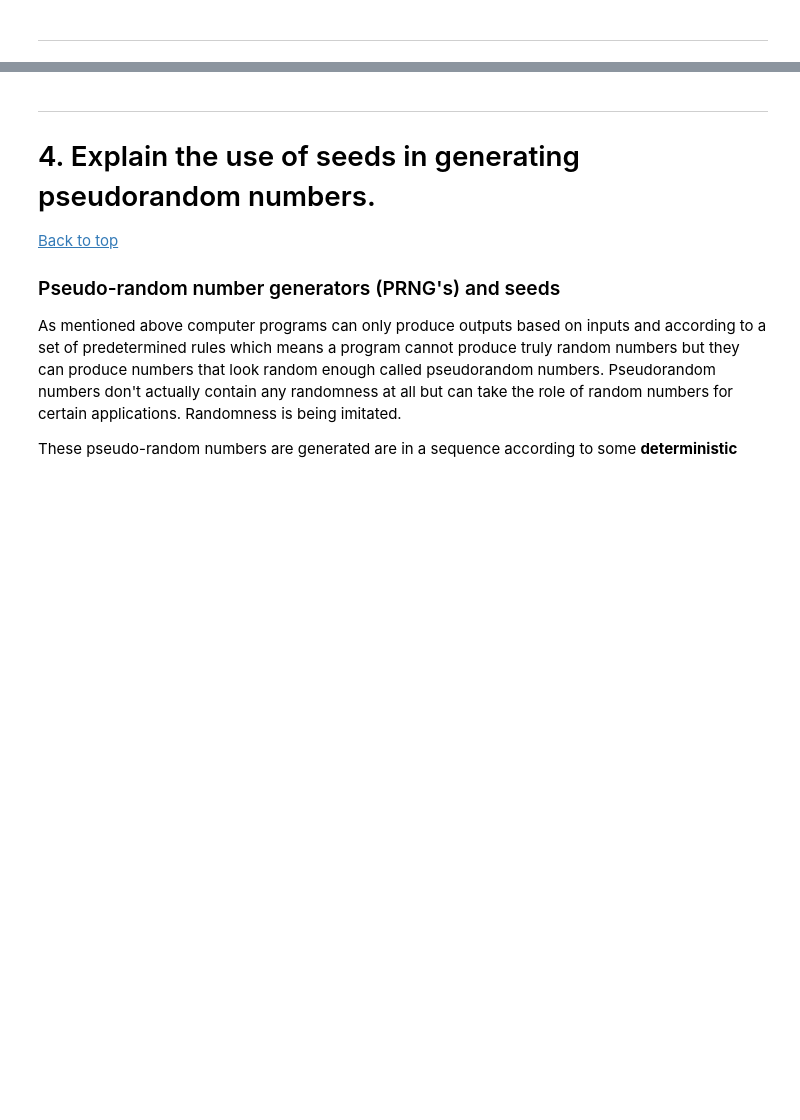
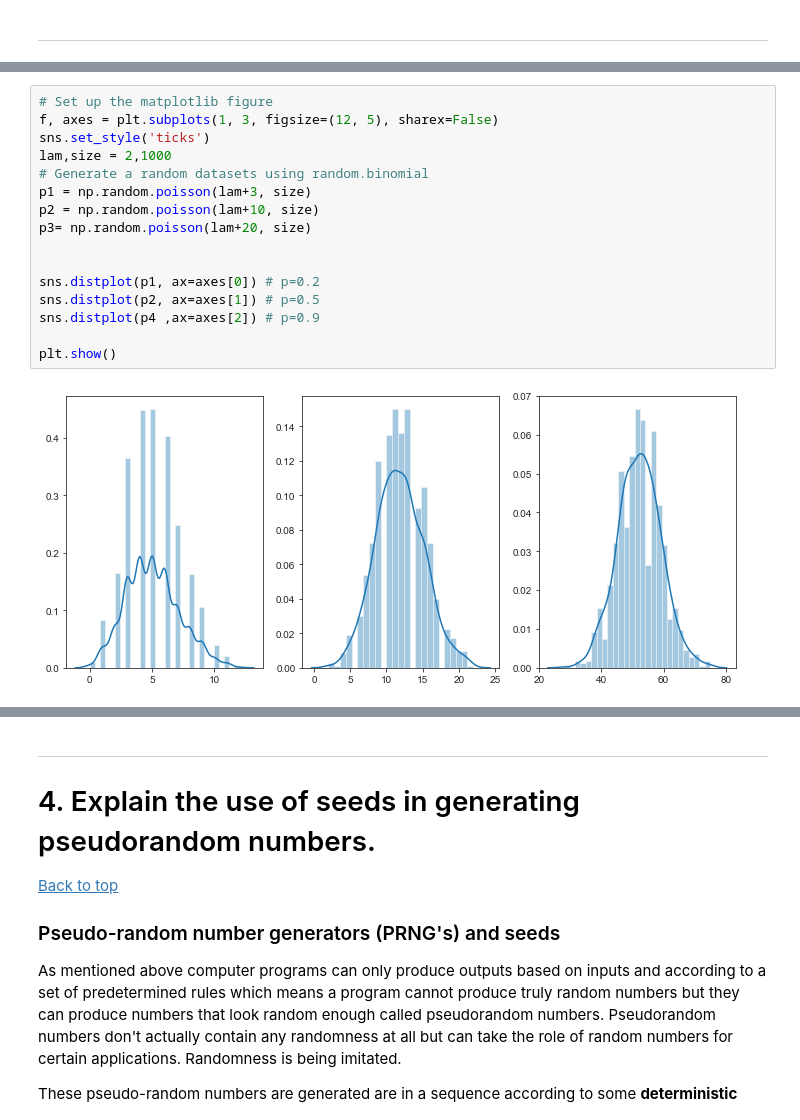
Before and after one commit to angela1C/Programming-for-Data-Analysis-numpy.random-project-2019, a Jupyter notebook: NumpyRandom.ipynb, the cells around one changed output, grey strips where cells are left out. Cells and saved outputs as stored; diff of their text form; blank space fills up the shorter version.

```diff
--- a/NumpyRandom.ipynb
+++ b/NumpyRandom.ipynb
@@ -1614,0 +1367,18 @@ ax.set(xlabel='Poisson Distribution', ylabel='Frequency')
+# %%
+# Set up the matplotlib figure
+f, axes = plt.subplots(1, 3, figsize=(12, 5), sharex=False)
+sns.set_style('ticks')
+lam,size = 2,1000
+# Generate a random datasets using random.binomial
+p1 = np.random.poisson(lam+3, size)
+p2 = np.random.poisson(lam+10, size)
+p3= np.random.poisson(lam+20, size)
+
+
+sns.distplot(p1, ax=axes[0]) # p=0.2
+sns.distplot(p2, ax=axes[1]) # p=0.5
+sns.distplot(p4 ,ax=axes[2]) # p=0.9
+
+plt.show()
+# %% [output]
+[figure, added]
```
Also changed, not shown: parts of 62 cells of this notebook, 1 other file.
